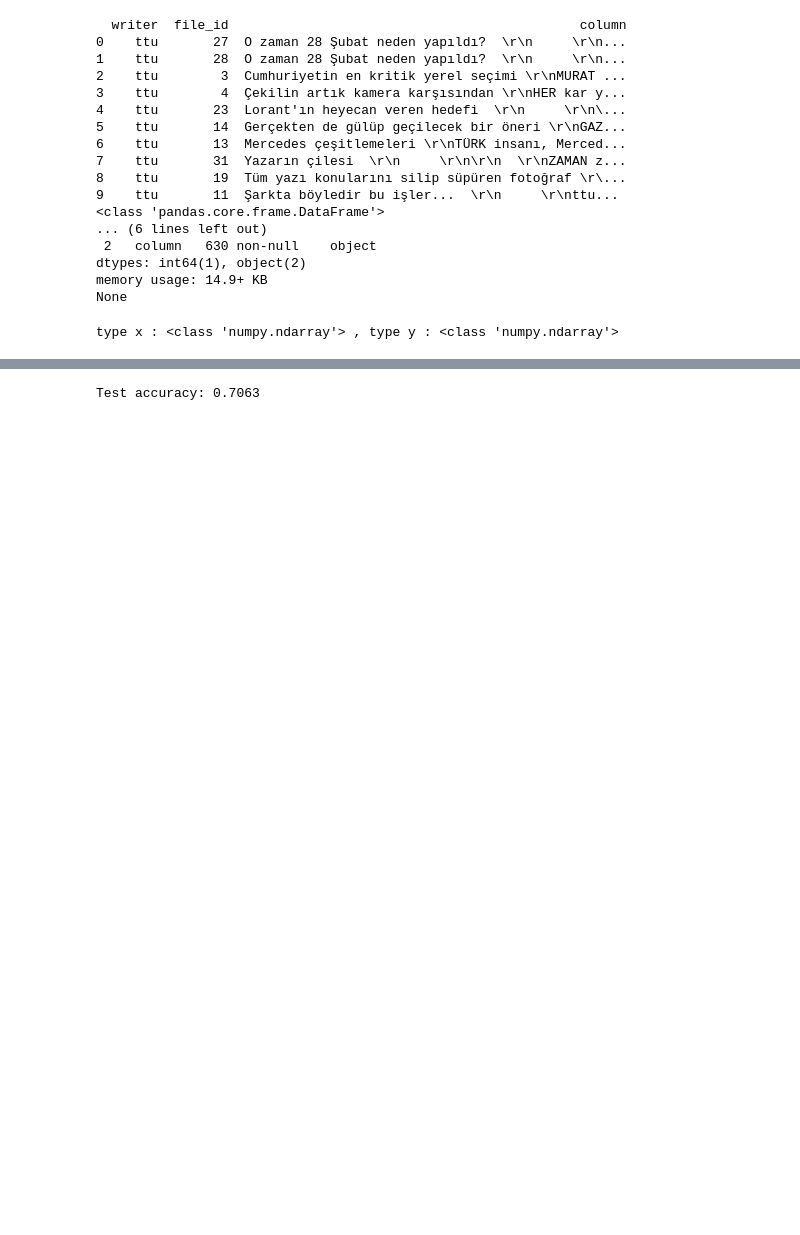
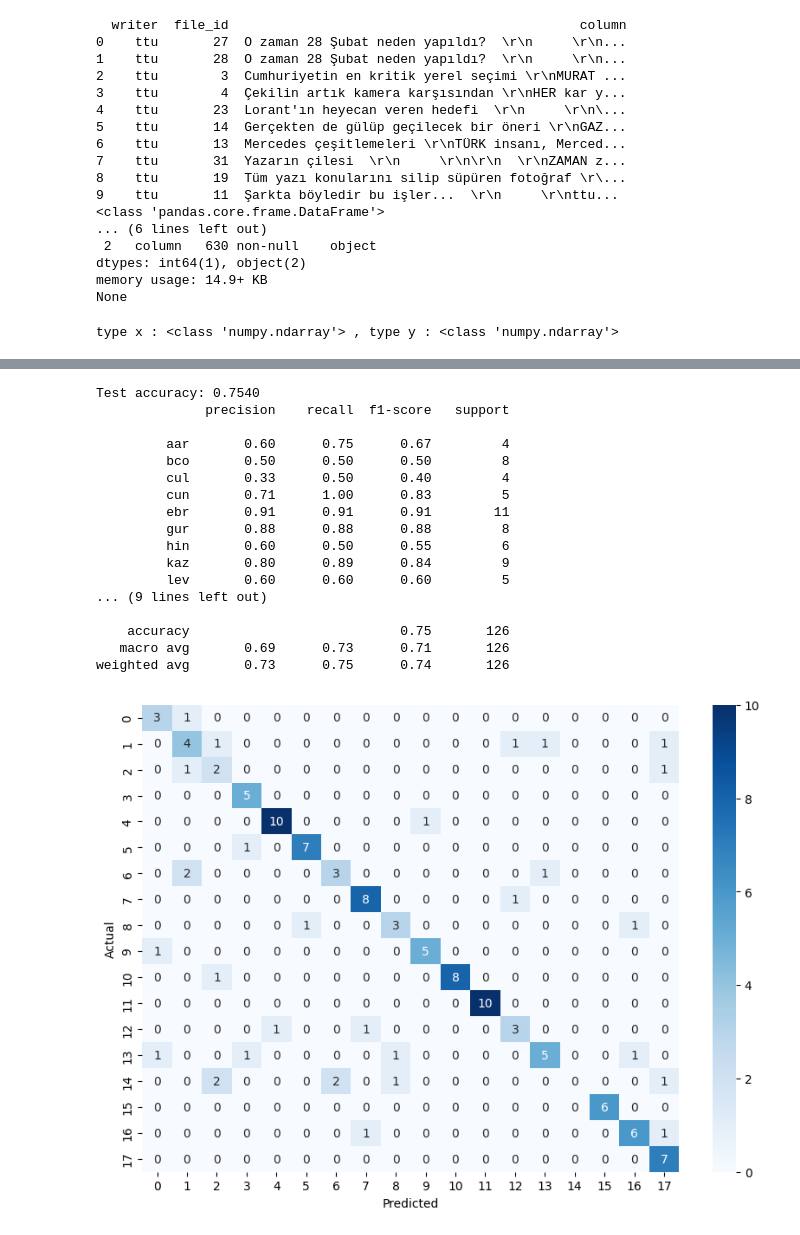
Before and after one commit to Z-U-k0rkmaz/TextMiningProject, a Jupyter notebook: sgd.ipynb, the cells around one changed output, grey strips where cells are left out. Drawn from its saved outputs; the diff is of its cells as text; code cells hidden in the pictures; blank space fills up the shorter version.

```diff
--- a/sgd.ipynb
+++ b/sgd.ipynb
@@ -120,13 +126,44 @@ Ortalama çapraz doğrulama skoru: 0.5723076923076923
 # %%
 # SGDClassifier ile model oluşturma
 model = SGDClassifier(alpha=1e-05, max_iter=50, penalty='elasticnet', random_state=42)
 
 # Modeli eğitme
 model.fit(X_train, y_train)
 
 # Modelin performansını değerlendirme
 y_pred = model.predict(X_test)
 accuracy = accuracy_score(y_test, y_pred)
 print(f'Test accuracy: {accuracy:.4f}')
+
+# classification_report
+print(classification_report(y_test, y_pred))
+
+
+# confusion_matrix
+import seaborn as sns
+import matplotlib.pyplot as plt
+cm = confusion_matrix(y_test, y_pred)
+plt.figure(figsize=(10, 7))
+sns.heatmap(cm, annot=True, fmt='d', cmap='Blues')
+plt.xlabel('Predicted')
+plt.ylabel('Actual')
+plt.show()
 # %% [output]
-Test accuracy: 0.7063
+Test accuracy: 0.7540
+              precision    recall  f1-score   support
+
+         aar       0.60      0.75      0.67         4
+         bco       0.50      0.50      0.50         8
+         cul       0.33      0.50      0.40         4
+         cun       0.71      1.00      0.83         5
+         ebr       0.91      0.91      0.91        11
+         gur       0.88      0.88      0.88         8
+         hin       0.60      0.50      0.55         6
+         kaz       0.80      0.89      0.84         9
+         lev       0.60      0.60      0.60         5
+... (9 lines left out)
+
+    accuracy                           0.75       126
+   macro avg       0.69      0.73      0.71       126
+weighted avg       0.73      0.75      0.74       126
+[figure, added]
```
Also changed, not shown: parts of 6 cells of this notebook, 7 other files.
